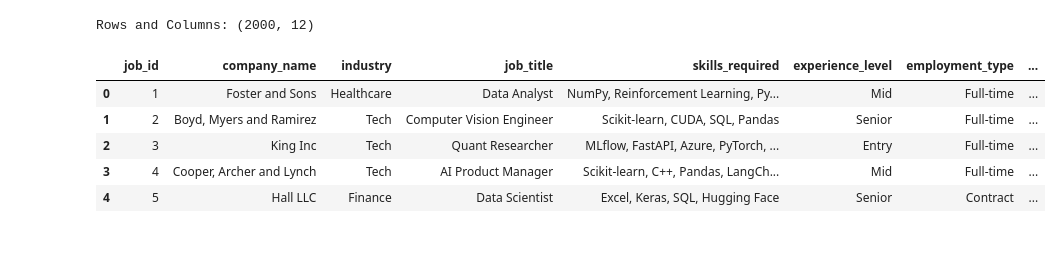
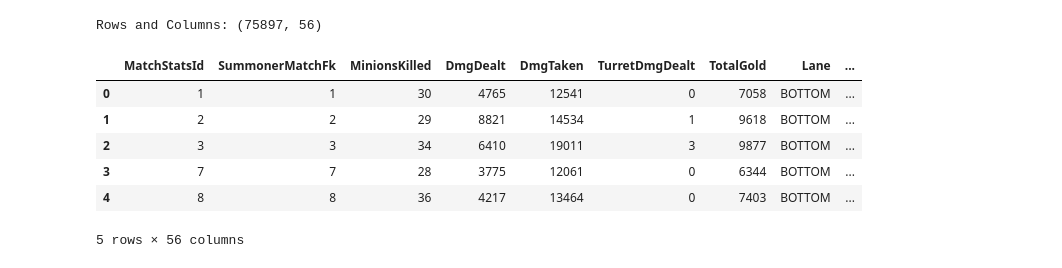
Before and after one commit to Icefirez1/COMP560_Final_Project, a Jupyter notebook: model_training.ipynb, the cells around one changed output. Drawn from its saved outputs; the diff is of its cells as text; code cells hidden in the pictures.

```diff
--- a/model_training.ipynb
+++ b/model_training.ipynb
@@ -8,13 +10,14 @@ from sklearn.metrics import mean_squared_error, r2_score
 # %%
 #loading the dataset in
-df = pd.read_csv("data/ai_job_market.csv")
+df = pd.read_csv("data/league_match_stats_cleaned.csv")
 print("Rows and Columns:", df.shape)
 df.head()
 # %% [output]
-Rows and Columns: (2000, 12)
+Rows and Columns: (75897, 56)
-|  | job_id | company_name | industry | job_title | skills_required | experience_level | employment_type | ... |
-| 0 | 1 | Foster and Sons | Healthcare | Data Analyst | NumPy, Reinforcement Learning, Py... | Mid | Full-time | ... |
-| 1 | 2 | Boyd, Myers and Ramirez | Tech | Computer Vision Engineer | Scikit-learn, CUDA, SQL, Pandas | Senior | Full-time | ... |
-| 2 | 3 | King Inc | Tech | Quant Researcher | MLflow, FastAPI, Azure, PyTorch, ... | Entry | Full-time | ... |
-| 3 | 4 | Cooper, Archer and Lynch | Tech | AI Product Manager | Scikit-learn, C++, Pandas, LangCh... | Mid | Full-time | ... |
-| 4 | 5 | Hall LLC | Finance | Data Scientist | Excel, Keras, SQL, Hugging Face | Senior | Contract | ... |
+|  | MatchStatsId | SummonerMatchFk | MinionsKilled | DmgDealt | DmgTaken | TurretDmgDealt | TotalGold | Lane | ... |
+| 0 | 1 | 1 | 30 | 4765 | 12541 | 0 | 7058 | BOTTOM | ... |
+| 1 | 2 | 2 | 29 | 8821 | 14534 | 1 | 9618 | BOTTOM | ... |
+| 2 | 3 | 3 | 34 | 6410 | 19011 | 3 | 9877 | BOTTOM | ... |
+| 3 | 7 | 7 | 28 | 3775 | 12061 | 0 | 6344 | BOTTOM | ... |
+| 4 | 8 | 8 | 36 | 4217 | 13464 | 0 | 7403 | BOTTOM | ... |
+5 rows × 56 columns
```
Also changed, not shown: parts of 13 cells of this notebook, 3 other files.
